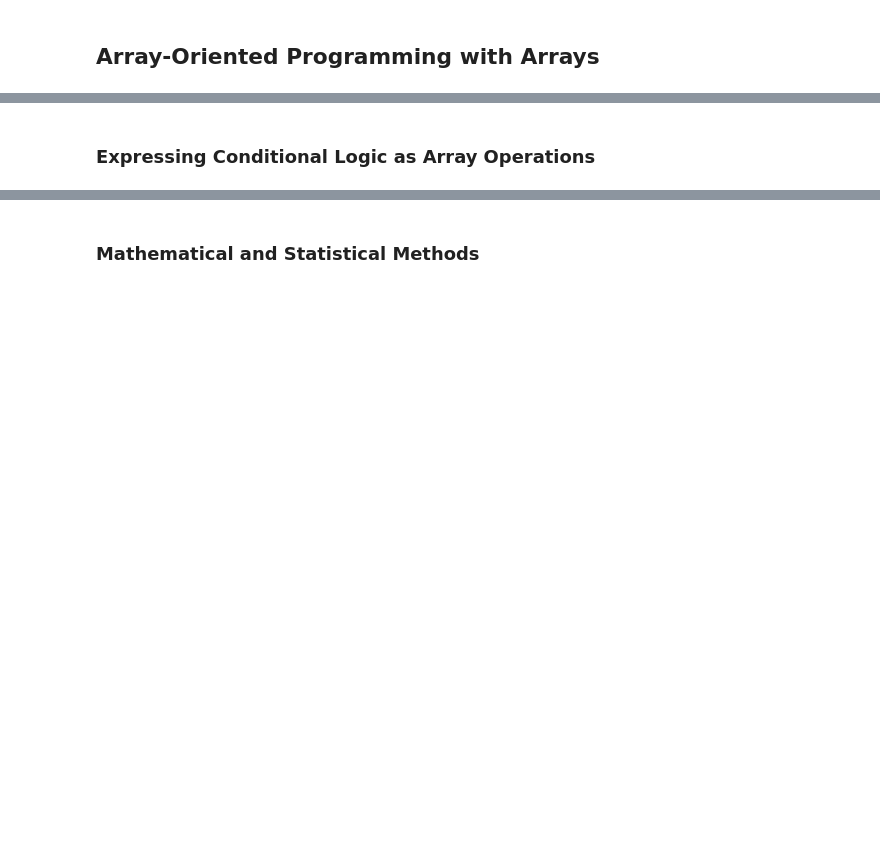
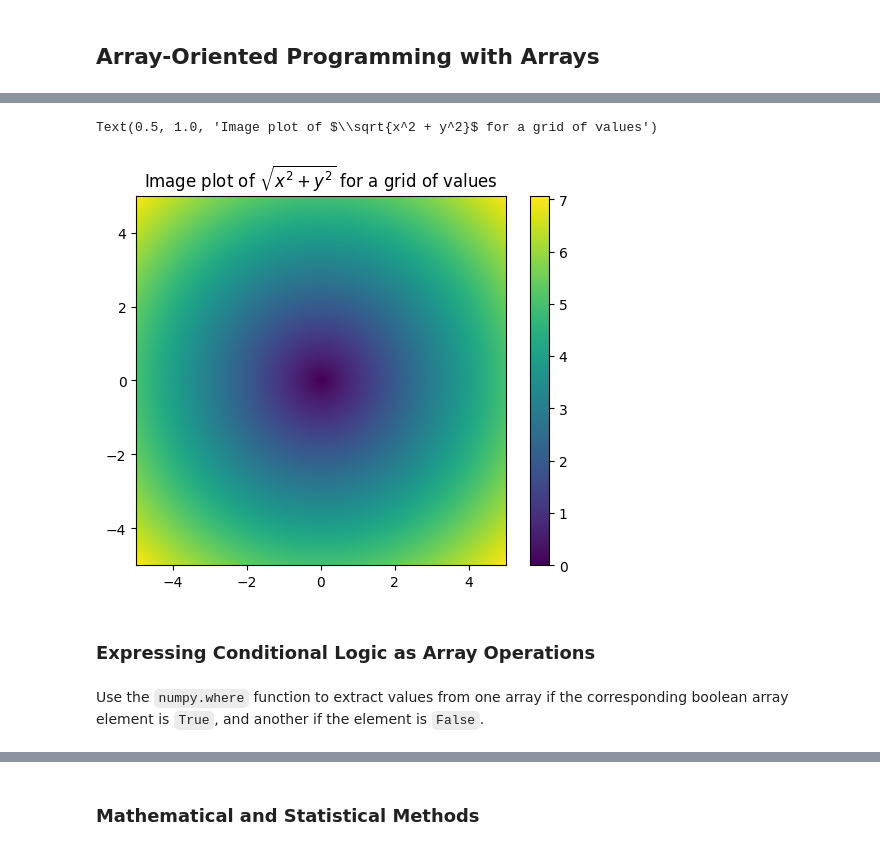
Before and after one commit to nghiaagent/2025-pydata-book, a Jupyter notebook: ipynb/chapter_4.ipynb, the cells around one changed output, grey strips where cells are left out. Drawn from its saved outputs; the diff is of its cells as text; code cells hidden in the pictures; blank space fills up the shorter version.

```diff
--- a/ipynb/chapter_4.ipynb
+++ b/ipynb/chapter_4.ipynb
@@ -483,0 +554,8 @@ array([[[13, 13, 10, 15],
+# %%
+# Create example arrays
+# xs increases from left to right, ys increases top to bottom
+points = np.arange(-5, 5, 0.01)
+xs, ys = np.meshgrid(points, points)
+
+print("xs \n", xs)
+print("ys \n", ys)
@@ -483,0 +579,4 @@ array([[[13, 13, 10, 15],
+# %%
+# Perform operation
+out = np.sqrt(xs**2 + ys**2)
+out
@@ -484,2 +591,15 @@ array([[[13, 13, 10, 15],
+# %%
+# Visualise data
+## Note the imperative nature of functions...
+import matplotlib.pyplot as plt
+
+plt.imshow(out, extent=[-5, 5, -5, 5])
+plt.colorbar()
+plt.title("Image plot of $\sqrt{x^2 + y^2}$ for a grid of values")
+# %% [output]
+Text(0.5, 1.0, 'Image plot of $\\sqrt{x^2 + y^2}$ for a grid of values')
+[figure, added]
 # %% [markdown]
 ### Expressing Conditional Logic as Array Operations
+# %% [markdown]
+Use the `numpy.where` function to extract values from one array if the corresponding boolean array element is `True`, and another if the element is `False`.
```
Also changed, not shown: parts of 47 cells of this notebook.
